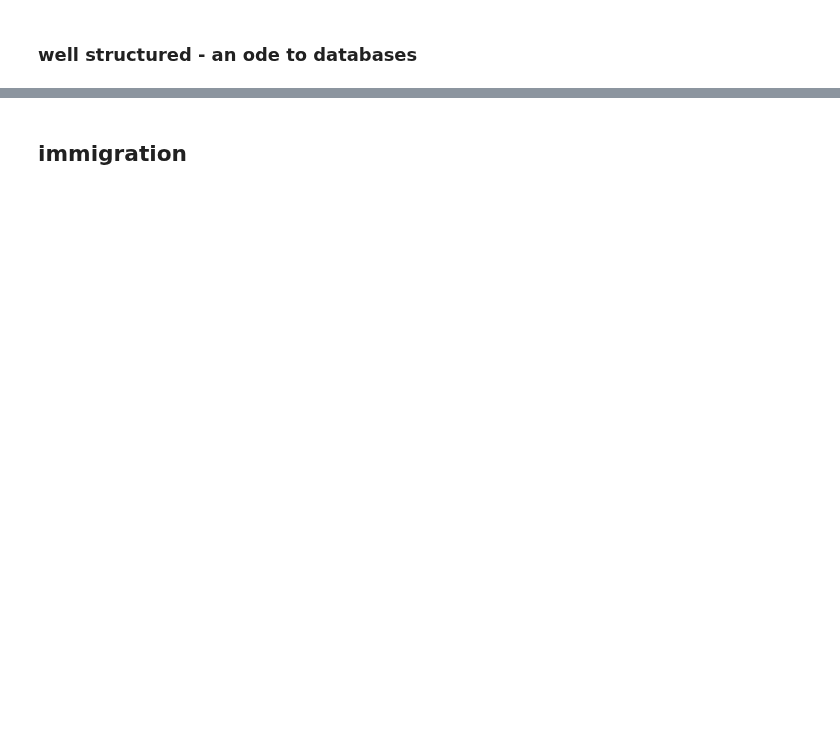
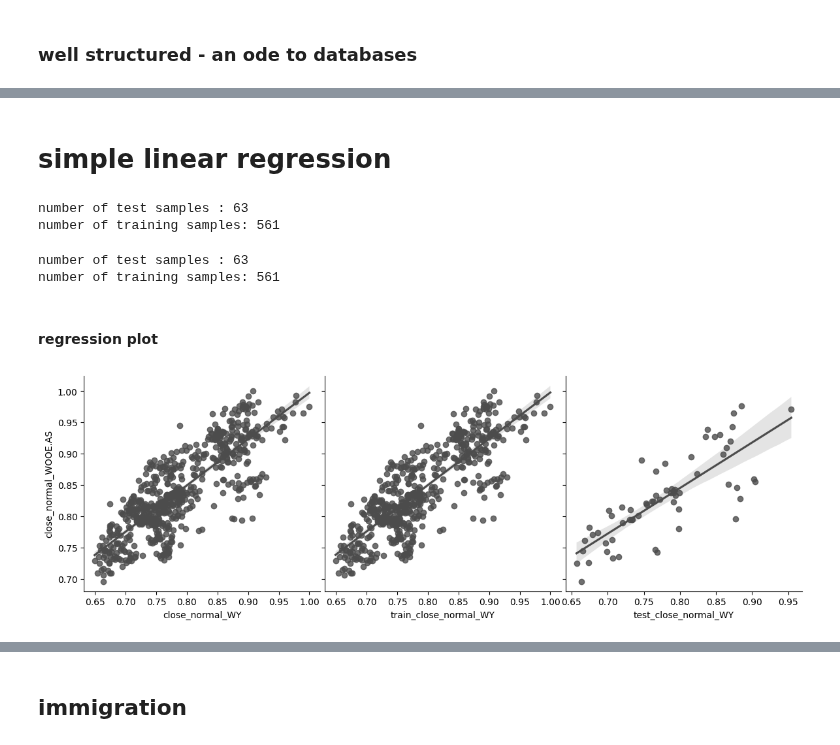
Before and after one commit to scaja/python_libraries_toolkits_for_modern_day_analysts_deprecated, a Jupyter notebook: 05_data_evaluation.ipynb, the cells around one changed output, grey strips where cells are left out. Drawn from its saved outputs; the diff is of its cells as text; code cells hidden in the pictures; blank space fills up the shorter version.

Commit message:
ssplit test and training data

```diff
--- a/05_data_evaluation.ipynb
+++ b/05_data_evaluation.ipynb
@@ -8,0 +70,2 @@ import numpy as np
+# %% [markdown]
+# simple linear regression
@@ -8,0 +95,76 @@ import numpy as np
+# %%
+x_train_sim_lin_reg, x_test_sim_lin_reg, y_train_sim_lin_reg, y_test_sim_lin_reg = train_test_split(sim_lin_reg_indep_var, sim_lin_reg_dep_var, test_size=0.10, random_state=1)
+
+# load data
+train_sim_lin_reg_dep_var = y_train_sim_lin_reg
+train_sim_lin_reg_indep_var = x_train_sim_lin_reg.rename(columns={'close_normal_WY':'train_close_normal_WY'})
+
+train_bucket_sim_lin_reg = pd.concat([train_sim_lin_reg_dep_var, train_sim_lin_reg_indep_var], axis=1)
+
+# load model
+train_sim_lin_reg_obj = LinearRegression()
+
+# fit model
+train_sim_lin_reg_obj.fit(train_sim_lin_reg_dep_var,train_sim_lin_reg_indep_var)
+
+# predict model
+train_bucket_sim_lin_reg_load = train_sim_lin_reg_obj.predict(train_sim_lin_reg_dep_var)
+
+# transform and rename df
+train_bucket_sim_lin_reg_load = map(lambda x: x[0], train_bucket_sim_lin_reg_load)
+train_bucket_sim_lin_reg_load = pd.Series(train_bucket_sim_lin_reg_load)
+train_bucket_sim_lin_reg_load = train_bucket_sim_lin_reg_load.rename('train_sim_lin_reg_WY')
+
+
+
+# concat df
+train_bucket_sim_lin_reg_pred = pd.concat([train_sim_lin_reg_dep_var, train_bucket_sim_lin_reg_load], axis=1)
+
+print("number of test samples :", x_test_sim_lin_reg.shape[0])
+print("number of training samples:",x_train_sim_lin_reg.shape[0])
+# %% [output]
+number of test samples : 63
+number of training samples: 561
+# %%
+x_train_sim_lin_reg, x_test_sim_lin_reg, y_train_sim_lin_reg, y_test_sim_lin_reg = train_test_split(sim_lin_reg_indep_var, sim_lin_reg_dep_var, test_size=0.10, random_state=1)
+
+# load data
+test_sim_lin_reg_dep_var = y_test_sim_lin_reg
+test_sim_lin_reg_indep_var = x_test_sim_lin_reg.rename(columns={'close_normal_WY':'test_close_normal_WY'})
+
+test_bucket_sim_lin_reg = pd.concat([test_sim_lin_reg_dep_var, test_sim_lin_reg_indep_var], axis=1)
+
+# load model
+test_sim_lin_reg_obj = LinearRegression()
+
+# fit model
+test_sim_lin_reg_obj.fit(test_sim_lin_reg_dep_var,test_sim_lin_reg_indep_var)
+
+# predict model
+test_bucket_sim_lin_reg_load = test_sim_lin_reg_obj.predict(test_sim_lin_reg_dep_var)
+
+# transform and rename df
+test_bucket_sim_lin_reg_load = map(lambda x: x[0], test_bucket_sim_lin_reg_load)
+test_bucket_sim_lin_reg_load = pd.Series(test_bucket_sim_lin_reg_load)
+test_bucket_sim_lin_reg_load = test_bucket_sim_lin_reg_load.rename('test_sim_lin_reg_WY')
+
+# concat df
+test_bucket_sim_lin_reg_pred = pd.concat([test_sim_lin_reg_dep_var, test_bucket_sim_lin_reg_load], axis=1)
+
+print("number of test samples :", x_test_sim_lin_reg.shape[0])
+print("number of training samples:",x_train_sim_lin_reg.shape[0])
+# %% [output]
+number of test samples : 63
+number of training samples: 561
+# %% [markdown]
+#### regression plot
+# %%
+plot_bucket_sim_lin_reg = pd.concat([bucket_sim_lin_reg, train_sim_lin_reg_indep_var, test_sim_lin_reg_indep_var], axis=1)
+
+g = sns.PairGrid(plot_bucket_sim_lin_reg, y_vars=["close_normal_WOOE.AS"], x_vars=["close_normal_WY", 'train_close_normal_WY','test_close_normal_WY'], height=4)
+
+g.map(sns.regplot, color=".3")
+
+g.figure.subplots_adjust(wspace=.02, hspace=.02)
+# %% [output]
+[figure, added]
```
Also changed, not shown: parts of 36 cells of this notebook, 1 other file.
